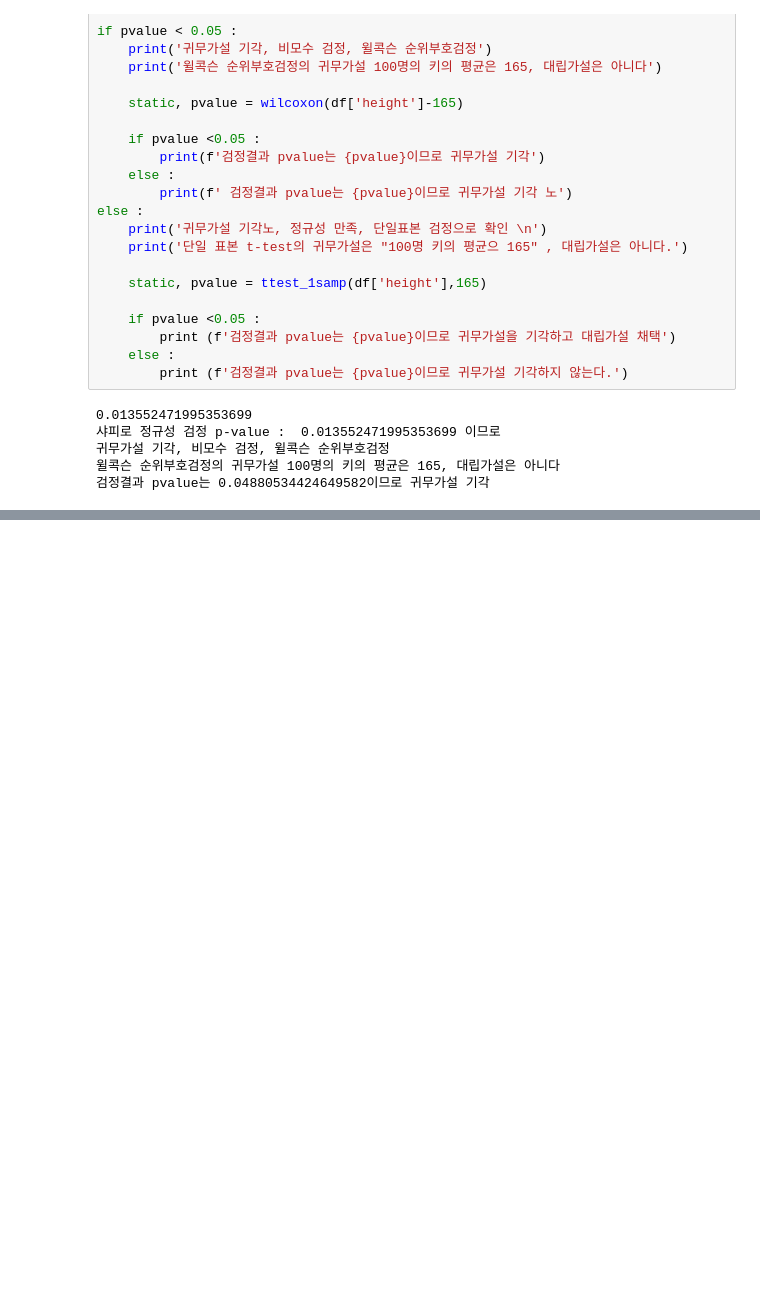
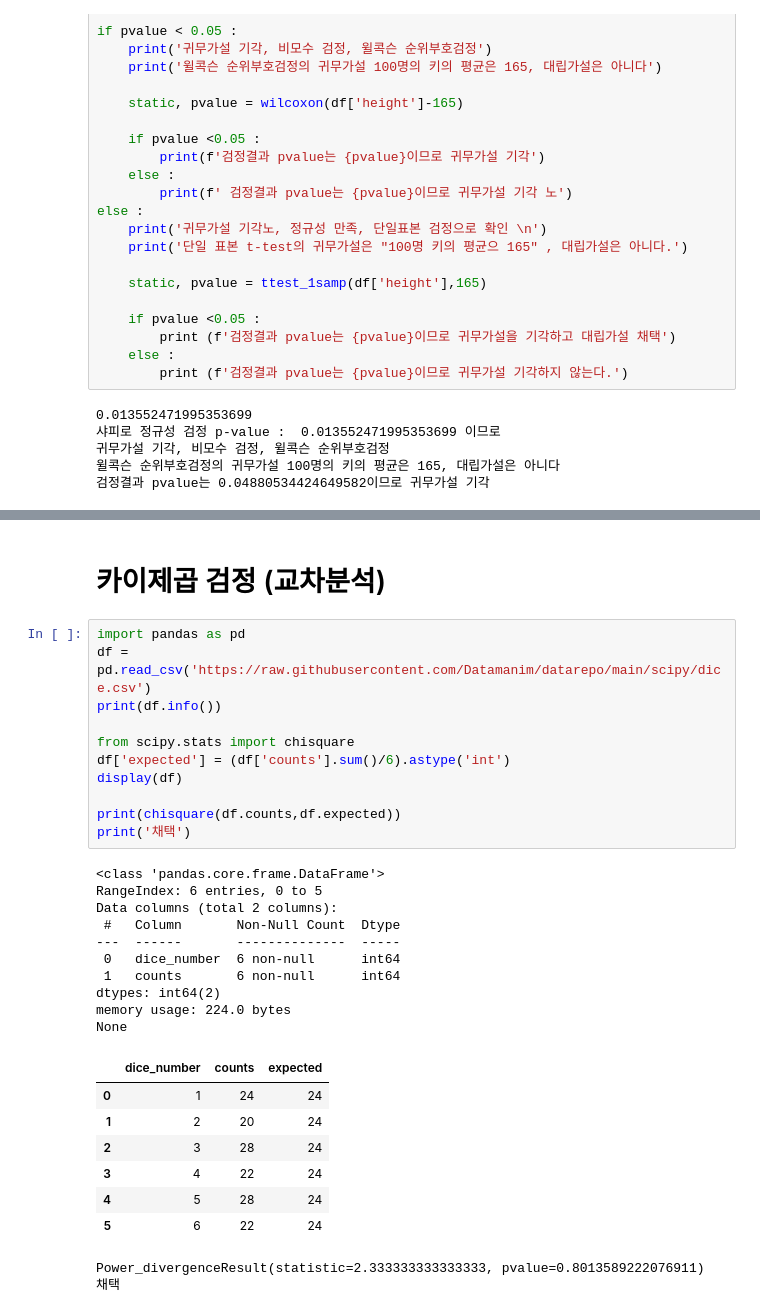
Before and after one commit to applesatang/my, a Jupyter notebook: pandas/3q.ipynb, the cells around one changed output, grey strips where cells are left out. Drawn from its saved outputs; the diff is of its cells as text; blank space fills up the shorter version.

```diff
--- a/pandas/3q.ipynb
+++ b/pandas/3q.ipynb
@@ -162,0 +399,33 @@ else :
+# %% [markdown]
+# 카이제곱 검정 (교차분석)
+# %%
+import pandas as pd
+df = pd.read_csv('https://raw.githubusercontent.com/Datamanim/datarepo/main/scipy/dice.csv')
+print(df.info())
+
+from scipy.stats import chisquare
+df['expected'] = (df['counts'].sum()/6).astype('int')
+display(df)
+
+print(chisquare(df.counts,df.expected))
+print('채택')
+# %% [output]
+<class 'pandas.core.frame.DataFrame'>
+RangeIndex: 6 entries, 0 to 5
+Data columns (total 2 columns):
+ #   Column       Non-Null Count  Dtype
+---  ------       --------------  -----
+ 0   dice_number  6 non-null      int64
+ 1   counts       6 non-null      int64
+dtypes: int64(2)
+memory usage: 224.0 bytes
+None
+|  | dice_number | counts | expected |
+| 0 | 1 | 24 | 24 |
+| 1 | 2 | 20 | 24 |
+| 2 | 3 | 28 | 24 |
+| 3 | 4 | 22 | 24 |
+| 4 | 5 | 28 | 24 |
+| 5 | 6 | 22 | 24 |
+Power_divergenceResult(statistic=2.333333333333333, pvalue=0.8013589222076911)
+채택
```
Also changed, not shown: parts of 23 cells of this notebook, 2 other files.
